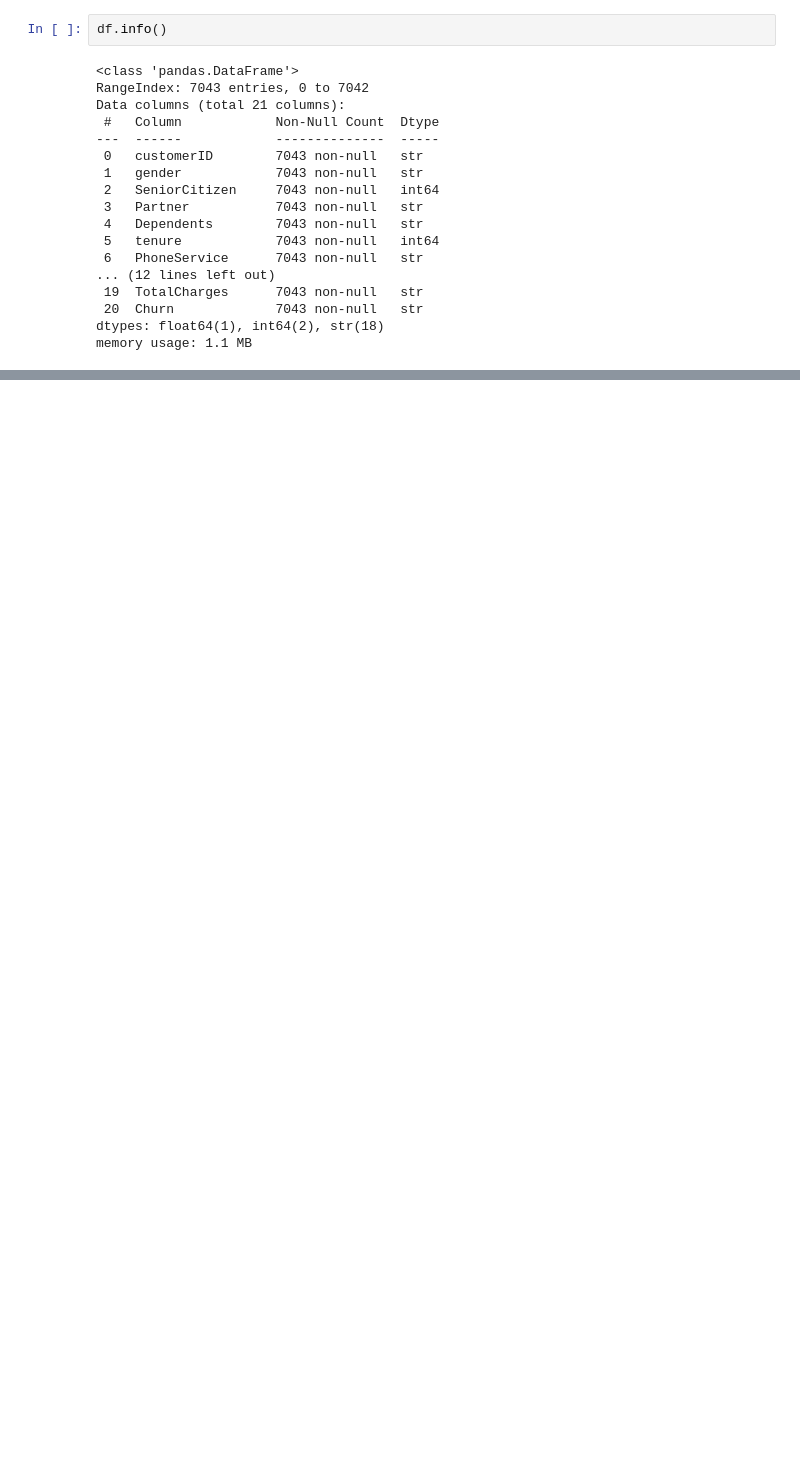
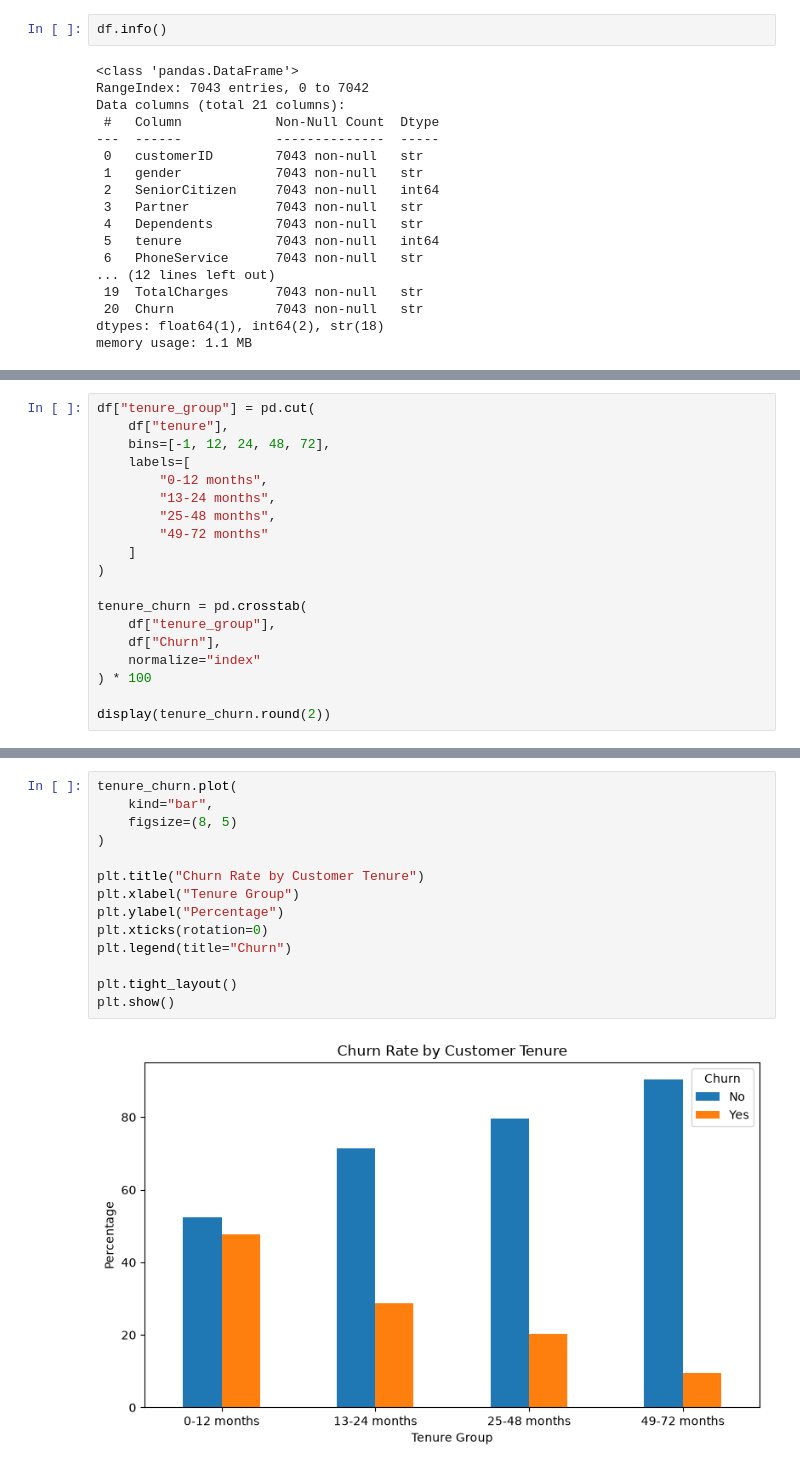
Before and after one commit to RasulAramian/ml-customer-churn, a Jupyter notebook: notebooks/customer_churn.ipynb, the cells around one changed output, grey strips where cells are left out. Saved outputs shown, nothing was run; the diff lists cells and outputs as text; blank space fills up the shorter version.

```diff
--- a/notebooks/customer_churn.ipynb
+++ b/notebooks/customer_churn.ipynb
@@ -1995,0 +359,19 @@ Churn probability: 0.7718795295472141
+# %%
+df["tenure_group"] = pd.cut(
+    df["tenure"],
+    bins=[-1, 12, 24, 48, 72],
+    labels=[
+        "0-12 months",
+        "13-24 months",
+        "25-48 months",
+        "49-72 months"
+    ]
+)
+
+tenure_churn = pd.crosstab(
+    df["tenure_group"],
+    df["Churn"],
+    normalize="index"
+) * 100
+
+display(tenure_churn.round(2))
@@ -1995,0 +385,16 @@ Churn probability: 0.7718795295472141
+# %%
+tenure_churn.plot(
+    kind="bar",
+    figsize=(8, 5)
+)
+
+plt.title("Churn Rate by Customer Tenure")
+plt.xlabel("Tenure Group")
+plt.ylabel("Percentage")
+plt.xticks(rotation=0)
+plt.legend(title="Churn")
+
+plt.tight_layout()
+plt.show()
+# %% [output]
+[figure, added]
```
Also changed, not shown: parts of 258 cells of this notebook, 1 other file.
